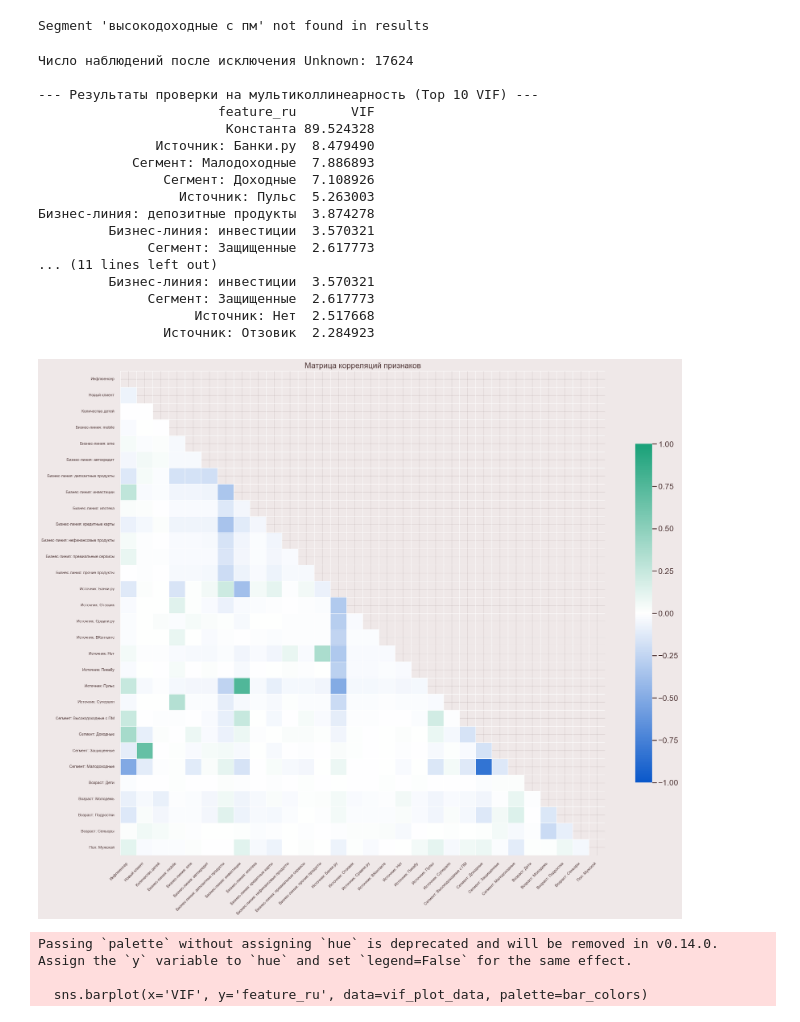
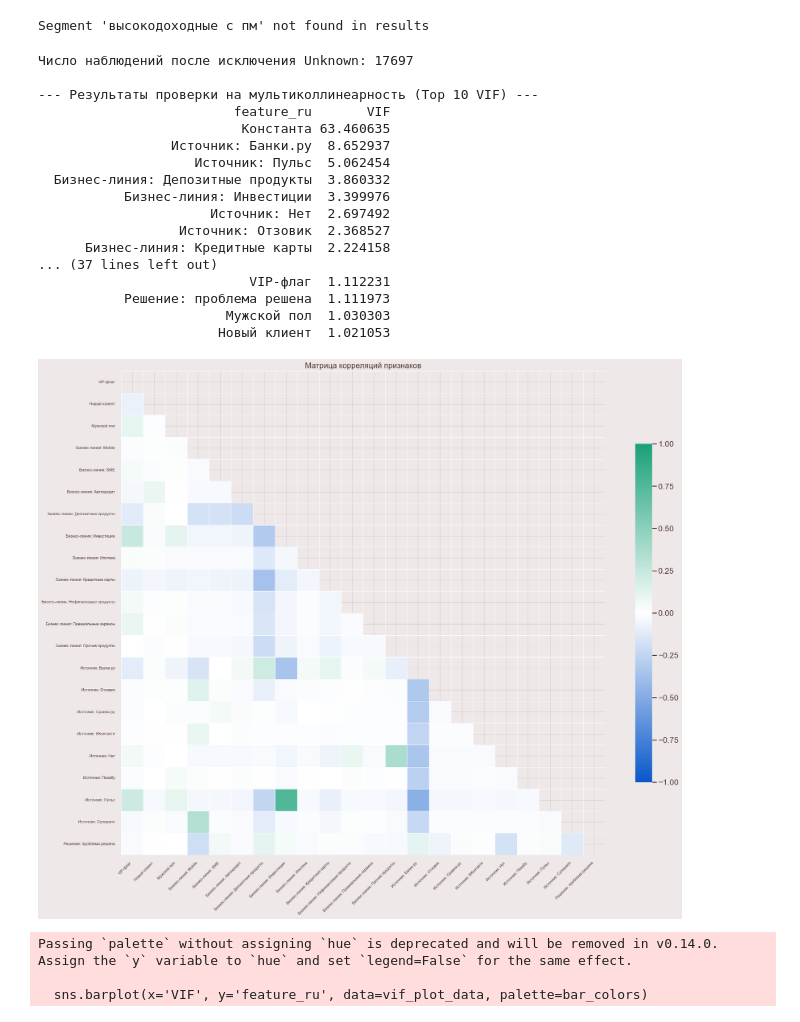
Before and after one commit to Neat-Snap/dano25, a Jupyter notebook: robust.ipynb, the cells around one changed output. Drawn from its saved outputs; the diff is of its cells as text; code cells hidden in the pictures.

```diff
--- a/robust.ipynb
+++ b/robust.ipynb
@@ -440,10 +528,12 @@ from statsmodels.stats.outliers_influence import variance_inflation_factor
 from statsmodels.tools.tools import add_constant
 from matplotlib.colors import LinearSegmentedColormap
 
-cat_features = ['business_line', 'review_source', 'segment_name', 'age_segment', 'gender_cd']
-num_features = ['influencer_flg', 'new_flg', 'children_cnt']
+cat_features = ['business_line', 'review_source', 'solution_flg']
+num_features = ['influencer_flg', 'new_flg', 'is_male']
 
 vif_df = negative_reviews.copy()
+
+vif_df['is_male'] = (vif_df['gender_cd'].fillna('Unknown') == 'M').astype(int)
 
 for col in cat_features:
     vif_df[col] = vif_df[col].fillna('Unknown')
@@ -475,17 +565,29 @@ def translate_feature_name(name):
 
     translations = {
         'const': 'Константа',
-        'influencer_flg': 'Инфлюенсер',
+        'influencer_flg': 'VIP-флаг',
         'new_flg': 'Новый клиент',
-        'children_cnt': 'Количество детей',
+        'is_male': 'Мужской пол',
     }
 
     if name in translations:
         return translations[name]
 
     if name.startswith('business_line_'):
-        category = name.replace('business_line_', '')
-        return f"Бизнес-линия: {category}"
+        line = name.replace('business_line_', '')
+        line_map = {
+            'депозитные продукты': 'Депозитные продукты',
+            'кредитные карты': 'Кредитные карты',
+            'инвестиции': 'Инвестиции',
+            'прочие продукты': 'Прочие продукты',
+            'автокредит': 'Автокредит',
+            'mobile': 'Mobile',
+            'sme': 'SME',
+            'нефинансовые продукты': 'Нефинансовые продукты',
+            'премиальные сервисы': 'Премиальные сервисы',
+            'ипотека': 'Ипотека'
+        }
+        return f"Бизнес-линия: {line_map.get(line, line)}"
 
     if name.startswith('review_source_'):
         source = name.replace('review_source_', '')
@@ -502,25 +604,16 @@ def translate_feature_name(name):
         }
         return f"Источник: {source_map.get(source, source)}"
 
-    if name.startswith('segment_name_'):
-        segment = name.replace('segment_name_', '')
-        return f"Сегмент: {segment}"
-
-    if name.startswith('age_segment_'):
-        age = name.replace('age_segment_', '')
-        return f"Возраст: {age}"
-
-    if name.startswith('gender_cd_'):
-        gender = name.replace('gender_cd_', '')
-        gender_map = {'M': 'Мужской', 'F': 'Женский'}
-        return f"Пол: {gender_map.get(gender, gender)}"
+    if name.startswith('solution_flg_'):
+        solution = name.replace('solution_flg_', '')
+        return f"Решение: {solution}"
 
     return name
 
 vif_data['feature_ru'] = vif_data['feature'].apply(translate_feature_name)
 
 print("\n--- Результаты проверки на мультиколлинеарность (Top 10 VIF) ---")
-print(vif_data[['feature_ru', 'VIF']].sort_values('VIF', ascending=False).head(10).to_string(index=False))
+print(vif_data[['feature_ru', 'VIF']].sort_values('VIF', ascending=False).to_string(index=False))
 
 
 blue_white_green_cmap = LinearSegmentedColormap.from_list(
@@ -550,49 +643,49 @@ sns.heatmap(
     square=True,
     linewidths=.5,
     cbar_kws={"shrink": .5}
 )
 plt.title('Матрица корреляций признаков', fontsize=16)
 plt.xticks(rotation=45, ha='right', fontsize=8)
 plt.yticks(fontsize=8)
 plt.tight_layout()
 plt.savefig('correlation_heatmap_final.png', dpi=300)
 plt.show()
 
 vif_plot_data = vif_data[vif_data['feature'] != 'const'].sort_values('VIF', ascending=False).head(15)
 
 plt.figure(figsize=(10, 8))
 n_bars = len(vif_plot_data)
 bar_colors = [green_blue_cmap(i / n_bars) for i in range(n_bars)]
 
 sns.barplot(x='VIF', y='feature_ru', data=vif_plot_data, palette=bar_colors)
 plt.axvline(x=5, color='red', linestyle='--', label='Порог VIF = 5')
 plt.axvline(x=10, color='orange', linestyle='--', label='Порог VIF = 10')
 plt.title('Топ-15 признаков по VIF (Проверка устойчивости)', fontsize=14)
 plt.xlabel('VIF Score')
 plt.ylabel('')
 plt.legend()
 plt.tight_layout()
 plt.savefig('vif_plot_final.png', dpi=300)
 plt.show()
 # %% [output]
-Число наблюдений после исключения Unknown: 17624
+Число наблюдений после исключения Unknown: 17697
 
 --- Результаты проверки на мультиколлинеарность (Top 10 VIF) ---
-                       feature_ru       VIF
-                        Константа 89.524328
-               Источник: Банки.ру  8.479490
-            Сегмент: Малодоходные  7.886893
-                Сегмент: Доходные  7.108926
-                  Источник: Пульс  5.263003
-Бизнес-линия: депозитные продукты  3.874278
-         Бизнес-линия: инвестиции  3.570321
-              Сегмент: Защищенные  2.617773
-... (11 lines left out)
-         Бизнес-линия: инвестиции  3.570321
-              Сегмент: Защищенные  2.617773
-                    Источник: Нет  2.517668
-                Источник: Отзовик  2.284923
+                         feature_ru       VIF
+                          Константа 63.460635
+                 Источник: Банки.ру  8.652937
+                    Источник: Пульс  5.062454
+  Бизнес-линия: Депозитные продукты  3.860332
+           Бизнес-линия: Инвестиции  3.399976
+                      Источник: Нет  2.697492
+                  Источник: Отзовик  2.368527
+      Бизнес-линия: Кредитные карты  2.224158
+... (37 lines left out)
+                           VIP-флаг  1.112231
+           Решение: проблема решена  1.111973
+                        Мужской пол  1.030303
+                       Новый клиент  1.021053
-[figure, old version]
+[figure, new version]
 Passing `palette` without assigning `hue` is deprecated and will be removed in v0.14.0. Assign the `y` variable to `hue` and set `legend=False` for the same effect.
 
   sns.barplot(x='VIF', y='feature_ru', data=vif_plot_data, palette=bar_colors)
```
Also changed, not shown: parts of 4 cells of this notebook, 1 other file.
